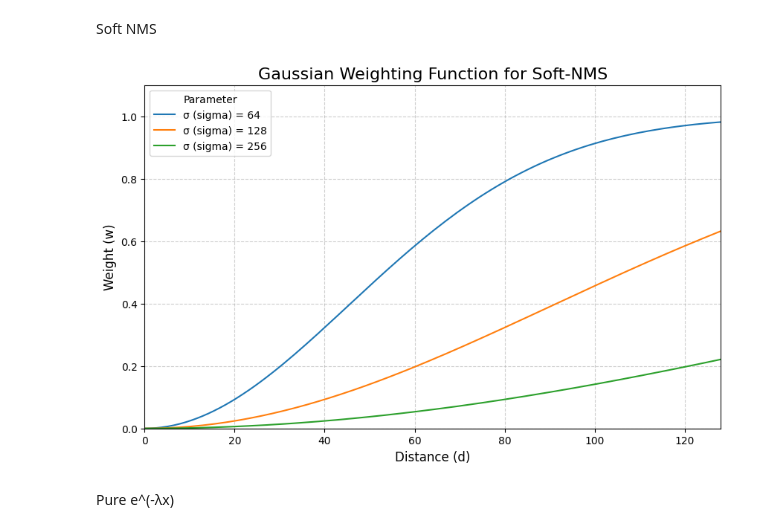
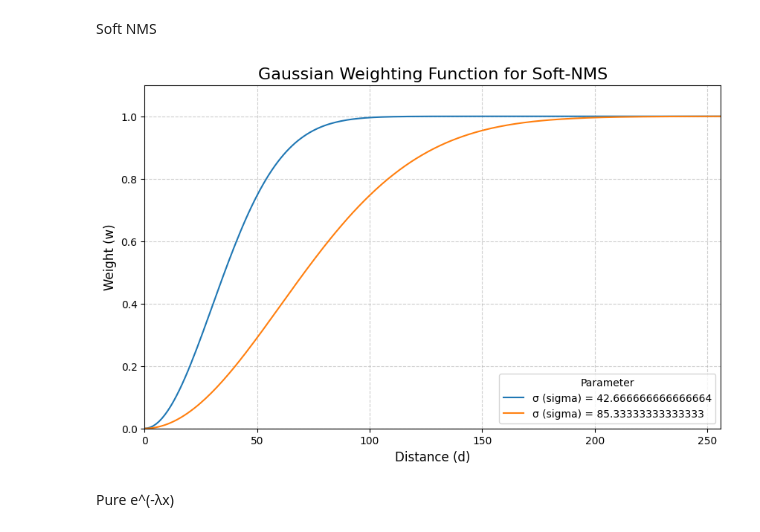
Before and after one commit to monash-yann/dllm-research, a Jupyter notebook: visualization/seek.ipynb, the cells around one changed output. Saved outputs shown, nothing was run; the diff lists cells and outputs as text; code cells hidden in the pictures.

```diff
--- a/visualization/seek.ipynb
+++ b/visualization/seek.ipynb
@@ -130,36 +130,39 @@ def gaussian_weights(d, sigma):
     """
     计算高斯权重函数
     w(d) = exp(-d^2 / sigma^2)
     """
     return 1 - np.exp(-np.power(d, 2) / (sigma**2))
 
+
 # 1. 定义距离范围 (x轴)
 distances = np.linspace(0, 256, 200) # 生成200个点以绘制平滑曲线
 
 # 2. 设置不同的 sigma 值进行对比
-sigmas = [64, 128, 256]
+N=4
+gen_len=256
+sigmas = [gen_len/(N-1)/2, gen_len/3]
 
 # 3. 创建图形
 plt.figure(figsize=(10, 6))
 
 # 4. 对每个 sigma 值进行计算和绘图
 for sigma in sigmas:
     weights = gaussian_weights(distances, sigma)
     plt.plot(distances, weights, label=f'σ (sigma) = {sigma}')
 
 # 5. 设置图形的样式和标签
 plt.title('Gaussian Weighting Function for Soft-NMS', fontsize=16)
 plt.xlabel('Distance (d)', fontsize=12)
 plt.ylabel('Weight (w)', fontsize=12)
 plt.legend(title='Parameter', fontsize=10)
 plt.grid(True, linestyle='--', alpha=0.6)
 plt.ylim(0, 1.1) # 设置y轴范围，让图形更清晰
-plt.xlim(0, 128) # 设置x轴范围
+plt.xlim(0, gen_len) # 设置x轴范围
 
 # 6. 显示图形
 plt.show()
 # %% [output]
-[figure, old version]
+[figure, new version]
 # %% [markdown]
 Pure e^(-λx)
 # %%
```
Also changed, not shown: 24 other files.
